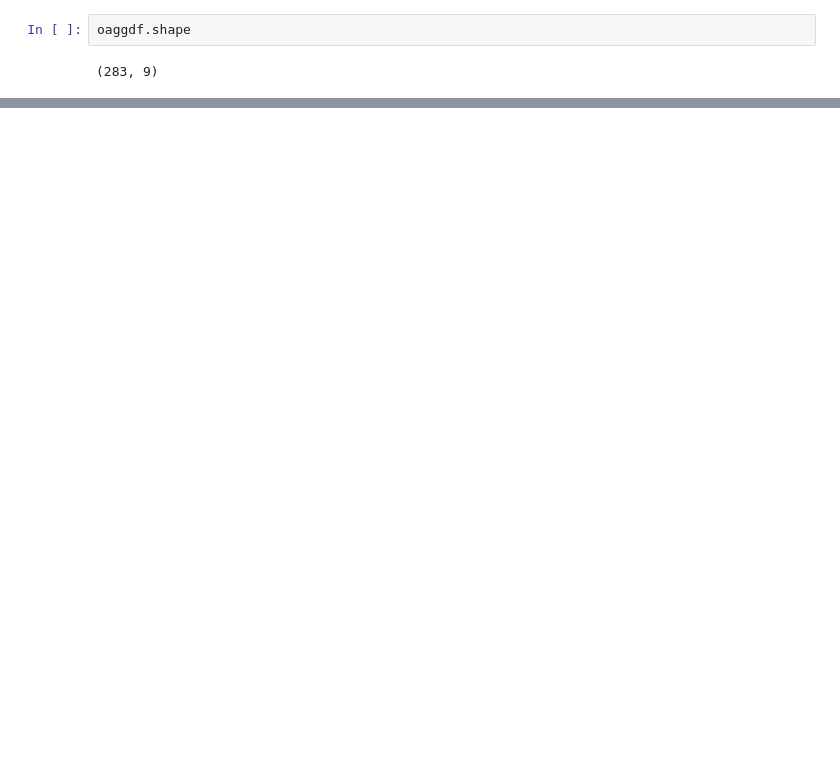
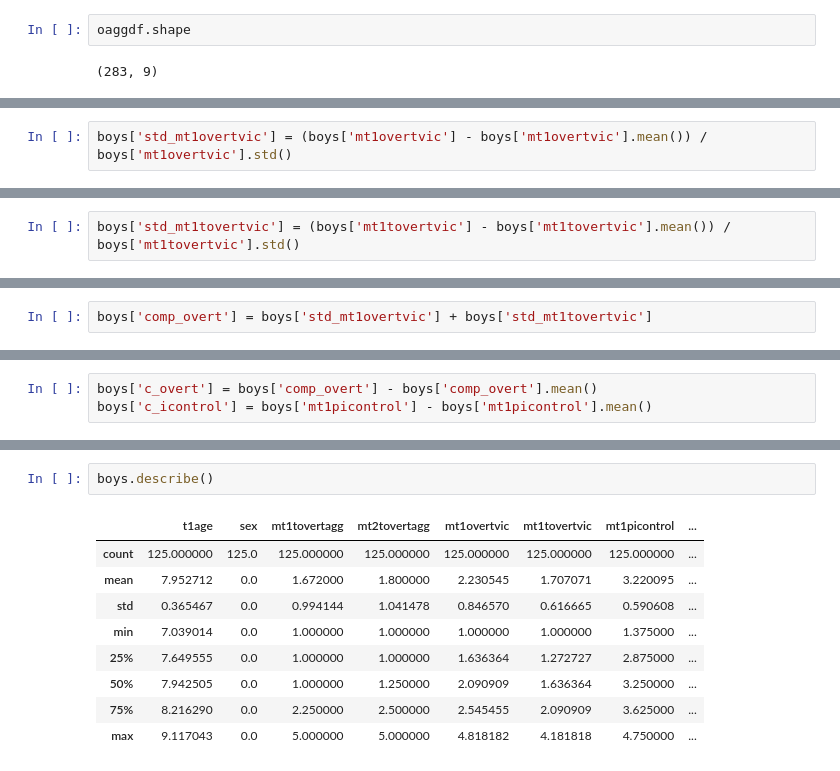
Before and after one commit to orbitse/garbanzo, a Jupyter notebook: temperament.ipynb, the cells around one changed output, grey strips where cells are left out. Saved outputs shown, nothing was run; the diff lists cells and outputs as text; blank space fills up the shorter version.

```diff
--- a/temperament.ipynb
+++ b/temperament.ipynb
@@ -88,0 +285,2 @@ oaggdf.describe()
+# %%
+boys['std_mt1overtvic'] = (boys['mt1overtvic'] - boys['mt1overtvic'].mean()) / boys['mt1overtvic'].std()
@@ -88,0 +293,2 @@ oaggdf.describe()
+# %%
+boys['std_mt1tovertvic'] = (boys['mt1tovertvic'] - boys['mt1tovertvic'].mean()) / boys['mt1tovertvic'].std()
@@ -88,0 +301,2 @@ oaggdf.describe()
+# %%
+boys['comp_overt'] = boys['std_mt1overtvic'] + boys['std_mt1tovertvic']
@@ -88,0 +309,3 @@ oaggdf.describe()
+# %%
+boys['c_overt'] = boys['comp_overt'] - boys['comp_overt'].mean()
+boys['c_icontrol'] = boys['mt1picontrol'] - boys['mt1picontrol'].mean()
@@ -88,0 +322,12 @@ oaggdf.describe()
+# %%
+boys.describe()
+# %% [output]
+|  | t1age | sex | mt1tovertagg | mt2tovertagg | mt1overtvic | mt1tovertvic | mt1picontrol | ... |
+| count | 125.000000 | 125.0 | 125.000000 | 125.000000 | 125.000000 | 125.000000 | 125.000000 | ... |
+| mean | 7.952712 | 0.0 | 1.672000 | 1.800000 | 2.230545 | 1.707071 | 3.220095 | ... |
+| std | 0.365467 | 0.0 | 0.994144 | 1.041478 | 0.846570 | 0.616665 | 0.590608 | ... |
+| min | 7.039014 | 0.0 | 1.000000 | 1.000000 | 1.000000 | 1.000000 | 1.375000 | ... |
+| 25% | 7.649555 | 0.0 | 1.000000 | 1.000000 | 1.636364 | 1.272727 | 2.875000 | ... |
+| 50% | 7.942505 | 0.0 | 1.000000 | 1.250000 | 2.090909 | 1.636364 | 3.250000 | ... |
+| 75% | 8.216290 | 0.0 | 2.250000 | 2.500000 | 2.545455 | 2.090909 | 3.625000 | ... |
+| max | 9.117043 | 0.0 | 5.000000 | 5.000000 | 4.818182 | 4.181818 | 4.750000 | ... |
```
Also changed, not shown: parts of 38 cells of this notebook.
